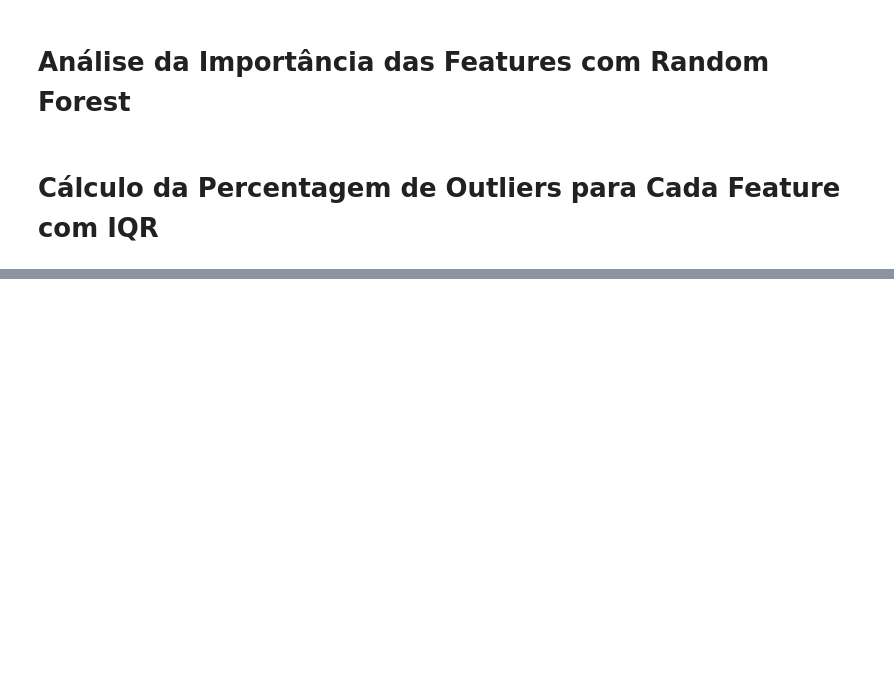
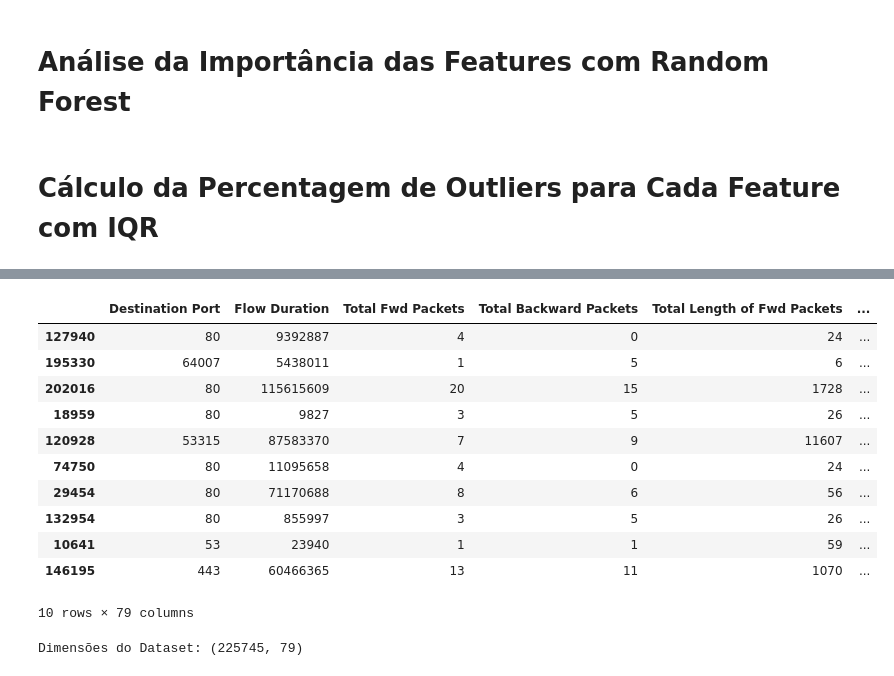
Before and after one commit to dani2308/scadatr, a Jupyter notebook: eda.ipynb, the cells around one changed output, grey strips where cells are left out. Saved outputs shown, nothing was run; the diff lists cells and outputs as text; code cells hidden in the pictures; blank space fills up the shorter version.

```diff
--- a/eda.ipynb
+++ b/eda.ipynb
@@ -176,0 +181,11 @@ def calculate_outliers_percentage(df):
+# %%
+# Path para o Dataset
+ds_file = 'project_ds.csv'
+
+# Carregar o Dataset
+ds = pd.read_csv(ds_file, delimiter=';')
+ds.columns = ds.columns.str.strip()
+
+# Dimensões do Dataset
+rows, cols = ds.shape
+print(f"O Dataset tem {rows} linhas e {cols} colunas")
@@ -176,0 +207,21 @@ def calculate_outliers_percentage(df):
+# %%
+# Apresentação de 10 linhas aleatórias
+ds.sample(n=10, random_state=42)
+# %% [output]
+|  | Destination Port | Flow Duration | Total Fwd Packets | Total Backward Packets | Total Length of Fwd Packets | ... |
+| 127940 | 80 | 9392887 | 4 | 0 | 24 | ... |
+| 195330 | 64007 | 5438011 | 1 | 5 | 6 | ... |
+| 202016 | 80 | 115615609 | 20 | 15 | 1728 | ... |
+| 18959 | 80 | 9827 | 3 | 5 | 26 | ... |
+| 120928 | 53315 | 87583370 | 7 | 9 | 11607 | ... |
+| 74750 | 80 | 11095658 | 4 | 0 | 24 | ... |
+| 29454 | 80 | 71170688 | 8 | 6 | 56 | ... |
+| 132954 | 80 | 855997 | 3 | 5 | 26 | ... |
+| 10641 | 53 | 23940 | 1 | 1 | 59 | ... |
+| 146195 | 443 | 60466365 | 13 | 11 | 1070 | ... |
+10 rows × 79 columns
+# %%
+# Apresentar Dimensões do Ds
+print(f"Dimensões do Dataset: {ds.shape}")
+# %% [output]
+Dimensões do Dataset: (225745, 79)
```
Also changed, not shown: parts of 7 cells of this notebook.
